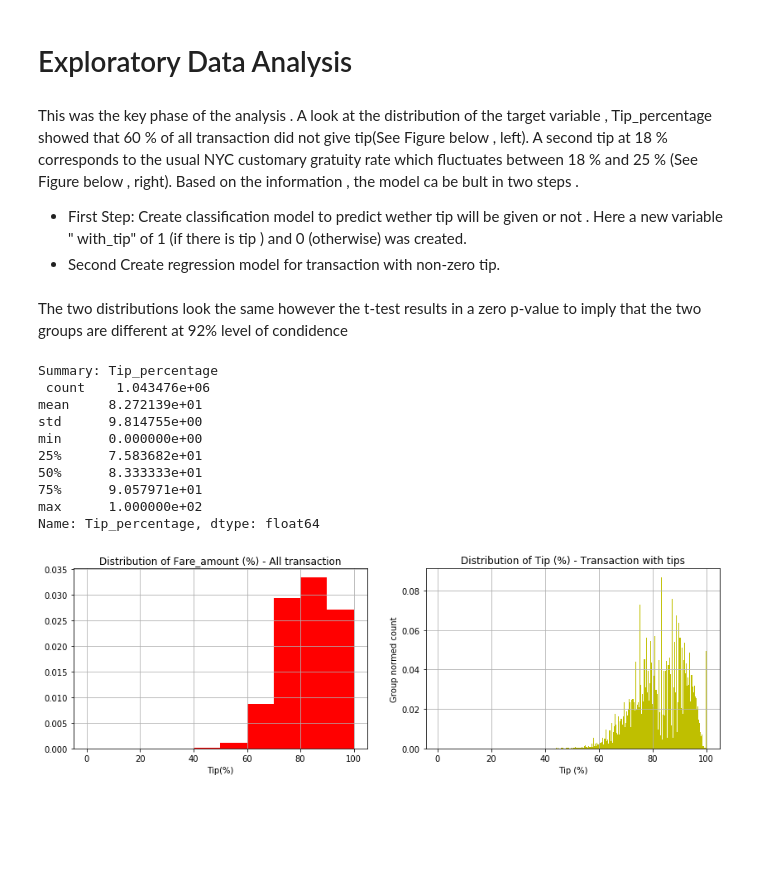
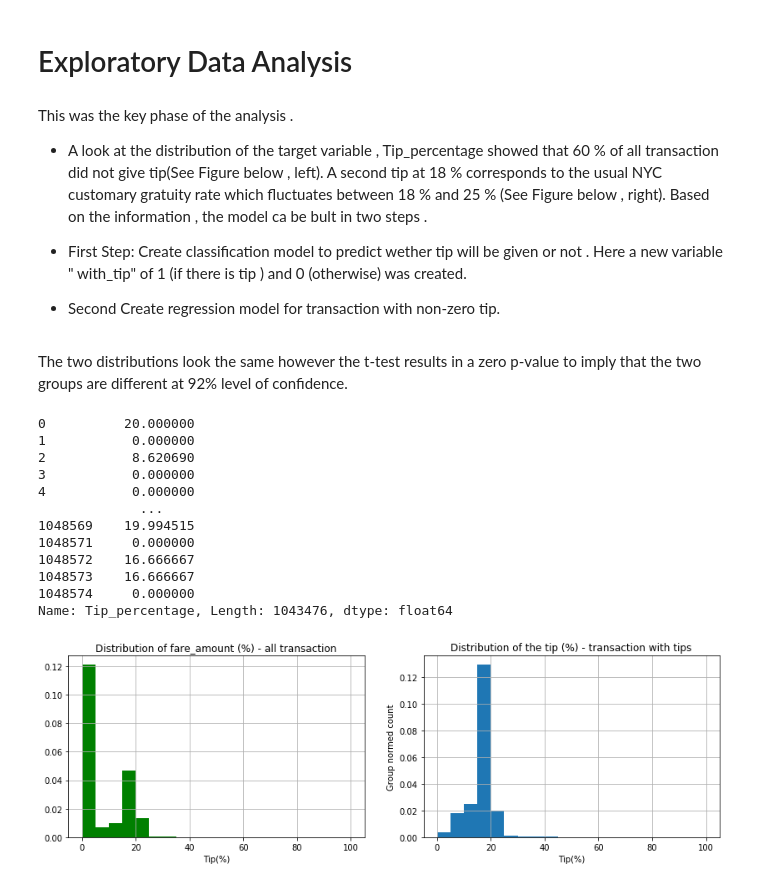
Before and after one commit to kayambi/Taxi_Cab_of_New_York, a Jupyter notebook: DataSet/LFS (Large FIle Storage ) working progress !!!!.ipynb, the cells around one changed output. Cells and saved outputs as stored; diff of their text form; code cells hidden in the pictures; blank space fills up the shorter version.

```diff
--- a/DataSet/LFS (Large FIle Storage ) working progress !!!!.ipynb
+++ b/DataSet/LFS (Large FIle Storage ) working progress !!!!.ipynb
@@ -296,8 +342,8 @@ print(U_manhattan)
 [(40.796937, -73.949503), (40.787945, -73.955822), (40.782772, -73.943575), (40.794715, -73.929801), (40.811261, -73.934153), (40.835371, -73.934515), (40.86891, -73.911145), (40.872719, -73.910765),  ...
 # %%
 
-poi = Polygon(umanhattan)
-# poi
+poi = Polygon(U_manhattan)
+poi
 # # create a function to check if a location is located inside Upper Manhattan
 def is_within_bbox(loc,poi=poi):
     """
@@ -428,10 +474,14 @@ def clean_data(adata):
 
     # Converting time stamp to the right format .
     print("converting timestamps variables to right format ...")
-
-    data['Pickup_dt'] = data.Pickup_dt.apply(lambda x :dt.datetime.strptime(x, "%m/%d/%y  %H:%M"))
-    data['Dropoff_dt'] = data.Dropoff_dt.apply(lambda x :dt.datetime.strptime(x, "%m/%d/%y  %H:%M"))
-
+    try:
+        data['Pickup_dt'] = data.Pickup_dt.apply(lambda x :dt.datetime.strptime(x,"%m/%d/%y  %H:%M"))
+    except TypeError:
+        print("Value of timestamp")
+    try:
+        data['Dropoff_dt'] = data.Dropoff_dt.apply(lambda x :dt.datetime.strptime(x, "%m/%d/%y  %H:%M"))
+    except TypeError:
+        print("Value not in timestamp")
     print ("Done cleaning")
 
     return data
@@ -588,7 +644,8 @@ data.describe().T
 # %% [markdown]
 # Exploratory Data Analysis
 # %% [markdown]
-This was the key phase of the analysis . A look at the distribution of the target
+This was the key phase of the analysis .
+* A look at the distribution of the target
 variable , Tip_percentage showed that 60 % of all transaction did not give tip(See Figure below , left).
 A second tip at 18 % corresponds to the usual NYC customary
 gratuity rate which fluctuates between 18 % and 25 % (See Figure below , right).
@@ -597,46 +654,42 @@ Based on the information , the model ca be bult in two steps .
 * First Step: Create classification model to predict wether tip will be given or not . Here a new variable " with_tip" of 1 (if there is tip ) and 0 (otherwise) was created.
 * Second Create regression model for transaction with non-zero tip.
 # %% [markdown]
-The two distributions look the same however the t-test results in a zero p-value to imply that the two groups are  different at  92% level of condidence
+The two distributions look the same however the t-test results in a zero p-value to imply that the two groups are  different at  92% level of confidence.
 # %%
-data = data[(data.Total_amount >= 2.5)] # Cleaning
-data["Tip_percentage"] = 100 * data.Fare_amount / data.Total_amount
-print("Summary: Tip_percentage \n", data.Tip_percentage.describe())
+data["Tip_percentage"] = 100 * data.Tip_amount/ data.Total_amount
+print(data["Tip_percentage"])
 # %% [output]
-Summary: Tip_percentage
- count    1.043476e+06
-mean     8.272139e+01
-std      9.814755e+00
-min      0.000000e+00
-25%      7.583682e+01
-50%      8.333333e+01
-75%      9.057971e+01
-max      1.000000e+02
-Name: Tip_percentage, dtype: float64
+0          20.000000
+1           0.000000
+2           8.620690
+3           0.000000
+4           0.000000
+             ...
+1048569    19.994515
+1048571     0.000000
+1048572    16.666667
+1048573    16.666667
+1048574     0.000000
+Name: Tip_percentage, Length: 1043476, dtype: float64
 # %%
 # Code to compare the two tips_percentage indentifed groups
 ## code to compare the two Tip_percentage identified groups
 # split data in the two groups
 
-data1= data [data.Tip_percentage > 0]
-data2 = data[data.Tip_percentage == 0 ]
+data1 = data[data.Tip_percentage >0]
+data2 = data[data.Tip_percentage ==0]
+fig ,ax = plt.subplots(1,2,figsize  =(14,4))
+data.Tip_percentage.hist(bins=20, normed = True , ax=ax[0] , color = 'g')
+ax[0].set_xlabel('Tip(%)')
+ax[0].set_title('Distribution of fare_amount (%) - all transaction')
 
-# # generate histograms to compare
-
-fig,ax = plt.subplots(1,2,figsize =(14,4))
-data.Tip_percentage.hist(bins =10,normed=True, ax=ax[0] , color ='r')
-ax[0].set_xlabel('Tip(%)')
-ax[0].set_title('Distribution of Fare_amount (%) - All transaction')
-data1.Tip_percentage.hist(bins =300,normed=True,ax=ax[1], color ='y')
-ax[1].set_xlabel('Tip (%)')
-ax[1].set_title('Distribution of Tip (%) - Transaction with tips')
+data1.Tip_percentage.hist(bins =20, normed = True, ax=ax[1])
+ax[1].set_xlabel('Tip(%)')
+ax[1].set_title('Distribution of the tip (%) - transaction with tips')
 ax[1].set_ylabel('Group normed count')
-
-plt.savefig('Question4_target_varc.jpeg',format='jpeg')
-
 plt.show()
 # %% [output]
-[figure, old version]
+[figure, new version]
 # %%
 # Functions For Exploratory Data Analysis
 def visualize_contious(df, label, method={'type':'histogram','bins':20},outlier ='on'):
```
Also changed, not shown: parts of 22 cells of this notebook, 10 other files.
